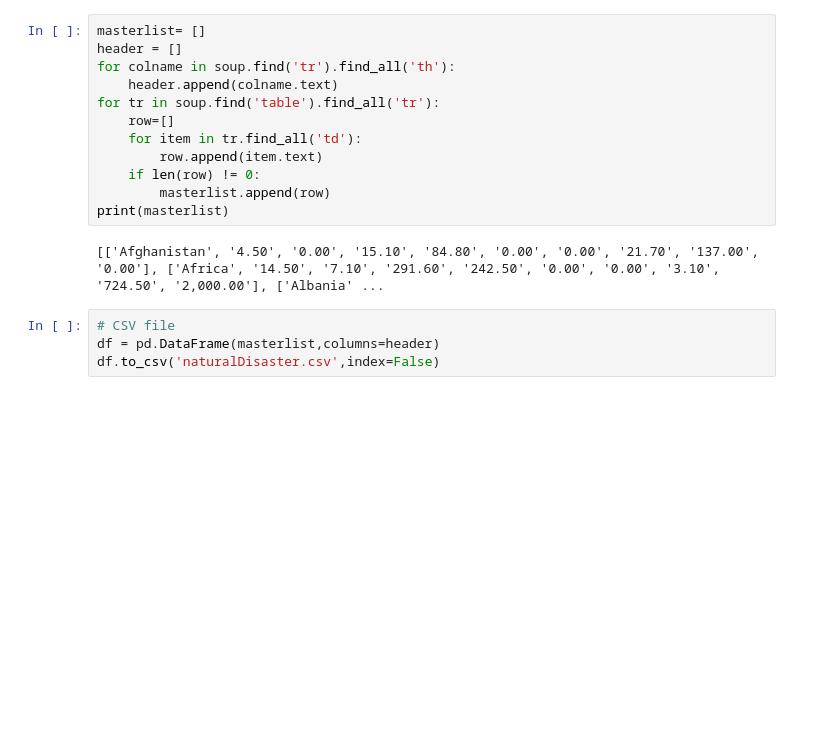
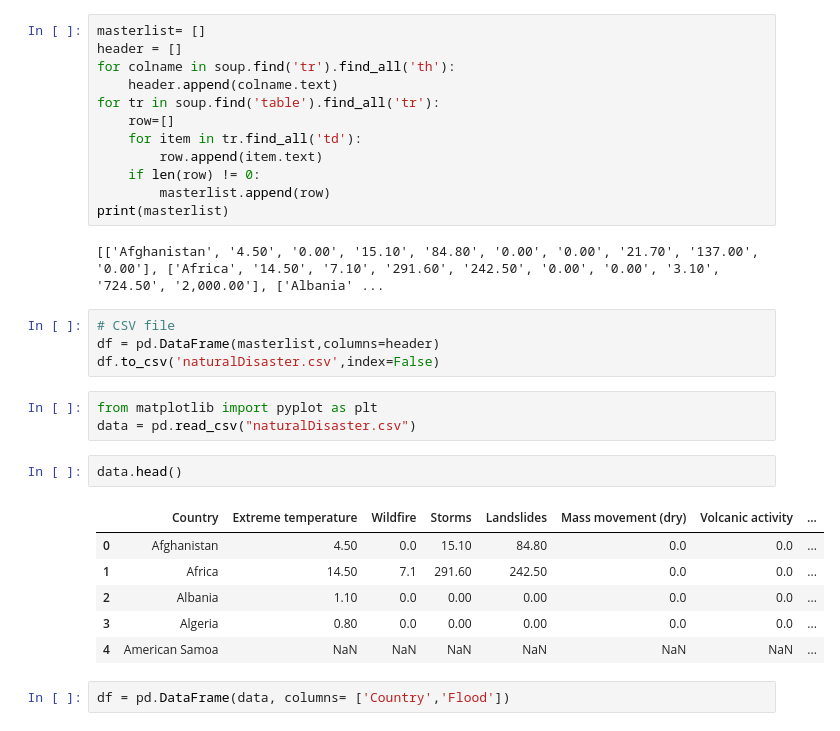
Before and after one commit to WooiLing94/-DeathfromNatural-Disaster, a Jupyter notebook: WorkingFile.ipynb, the cells around one changed output. Cells and saved outputs as stored; diff of their text form; blank space fills up the shorter version.

```diff
--- a/WorkingFile.ipynb
+++ b/WorkingFile.ipynb
@@ -35,3 +37,17 @@ print(masterlist)
 # CSV file
 df = pd.DataFrame(masterlist,columns=header)
 df.to_csv('naturalDisaster.csv',index=False)
+# %%
+from matplotlib import pyplot as plt
+data = pd.read_csv("naturalDisaster.csv")
+# %%
+data.head()
+# %% [output]
+|  | Country | Extreme temperature | Wildfire | Storms | Landslides | Mass movement (dry) | Volcanic activity | ... |
+| 0 | Afghanistan | 4.50 | 0.0 | 15.10 | 84.80 | 0.0 | 0.0 | ... |
+| 1 | Africa | 14.50 | 7.1 | 291.60 | 242.50 | 0.0 | 0.0 | ... |
+| 2 | Albania | 1.10 | 0.0 | 0.00 | 0.00 | 0.0 | 0.0 | ... |
+| 3 | Algeria | 0.80 | 0.0 | 0.00 | 0.00 | 0.0 | 0.0 | ... |
+| 4 | American Samoa | NaN | NaN | NaN | NaN | NaN | NaN | ... |
+# %%
+df = pd.DataFrame(data, columns= ['Country','Flood'])
```
Also changed, not shown: parts of 3 cells of this notebook, 11 other files.
